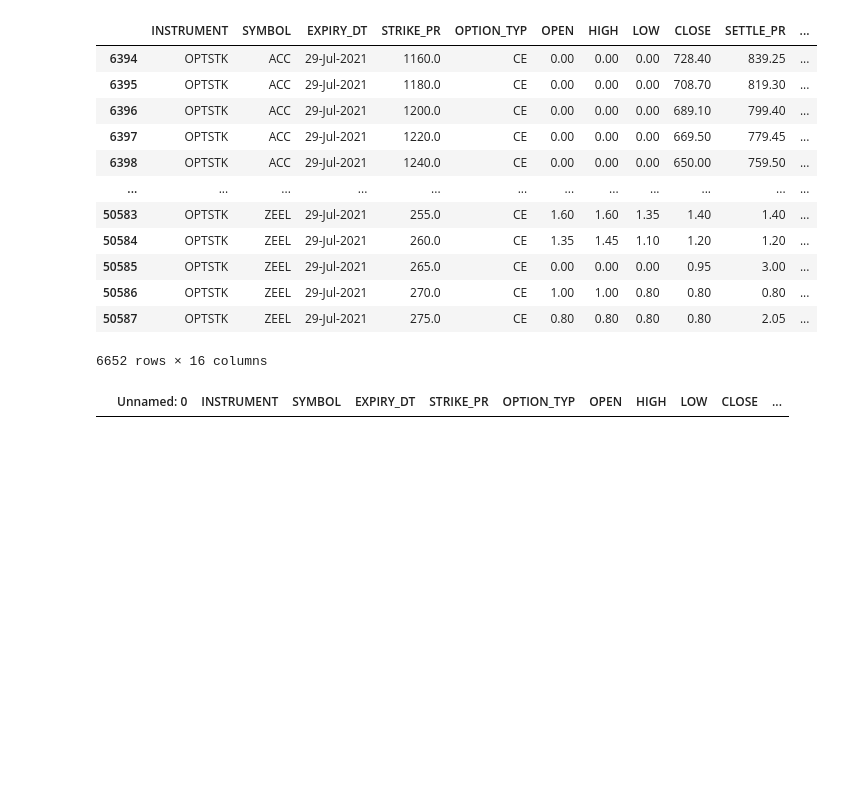
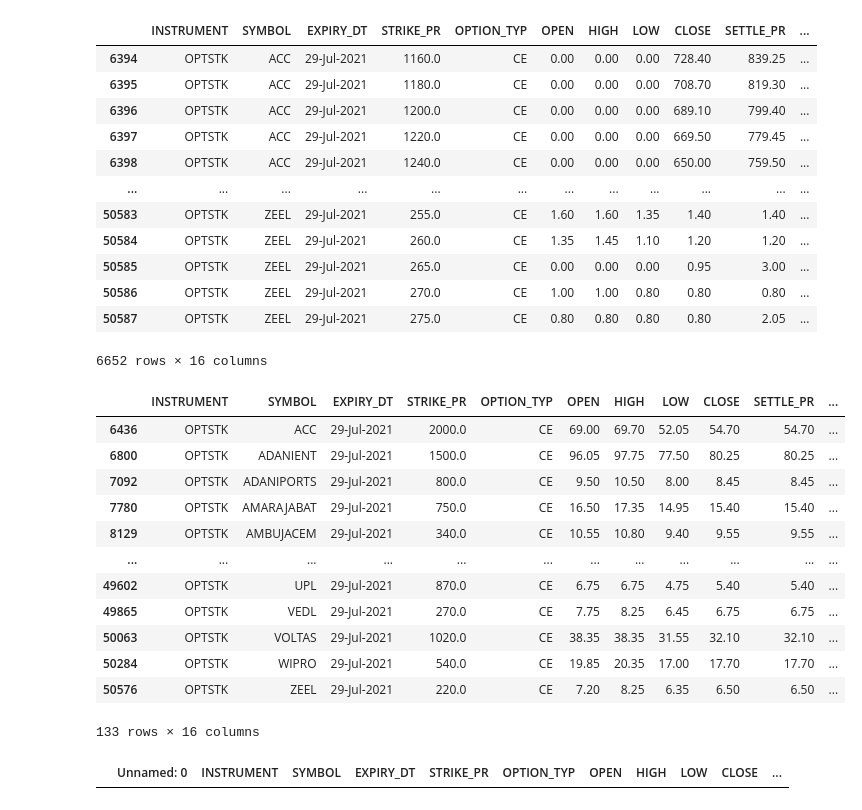
Before and after one commit to doomleika/Stock_Cleaning, a Jupyter notebook: Data Cleaning 'OPT'/OPTSTK/OPTSTK_CE.ipynb, the cells around one changed output. Cells and saved outputs as stored; diff of their text form; code cells hidden in the pictures; blank space fills up the shorter version.

Commit message:
fix incorrect use of `max`, should be `idxmax`

```diff
--- a/Data Cleaning 'OPT'/OPTSTK/OPTSTK_CE.ipynb
+++ b/Data Cleaning 'OPT'/OPTSTK/OPTSTK_CE.ipynb
@@ -235,9 +235,24 @@ df
 # %%
 df.to_csv('raw_data.csv')
 # %%
-df_group_by = df.groupby(['SYMBOL']).max(['CHG_IN_OI'])
-df_group_by
-df_group_by.to_csv('group_by.csv')
+df_id_max = df.groupby(by=['SYMBOL'])['CHG_IN_OI'].idxmax()
+df_max_group_by=df.loc[df_id_max,]
+df_max_group_by.to_csv('group_by.csv')
+df_max_group_by
+# %% [output]
+|  | INSTRUMENT | SYMBOL | EXPIRY_DT | STRIKE_PR | OPTION_TYP | OPEN | HIGH | LOW | CLOSE | SETTLE_PR | ... |
+| 6436 | OPTSTK | ACC | 29-Jul-2021 | 2000.0 | CE | 69.00 | 69.70 | 52.05 | 54.70 | 54.70 | ... |
+| 6800 | OPTSTK | ADANIENT | 29-Jul-2021 | 1500.0 | CE | 96.05 | 97.75 | 77.50 | 80.25 | 80.25 | ... |
+| 7092 | OPTSTK | ADANIPORTS | 29-Jul-2021 | 800.0 | CE | 9.50 | 10.50 | 8.00 | 8.45 | 8.45 | ... |
+| 7780 | OPTSTK | AMARAJABAT | 29-Jul-2021 | 750.0 | CE | 16.50 | 17.35 | 14.95 | 15.40 | 15.40 | ... |
+| 8129 | OPTSTK | AMBUJACEM | 29-Jul-2021 | 340.0 | CE | 10.55 | 10.80 | 9.40 | 9.55 | 9.55 | ... |
+| ... | ... | ... | ... | ... | ... | ... | ... | ... | ... | ... | ... |
+| 49602 | OPTSTK | UPL | 29-Jul-2021 | 870.0 | CE | 6.75 | 6.75 | 4.75 | 5.40 | 5.40 | ... |
+| 49865 | OPTSTK | VEDL | 29-Jul-2021 | 270.0 | CE | 7.75 | 8.25 | 6.45 | 6.75 | 6.75 | ... |
+| 50063 | OPTSTK | VOLTAS | 29-Jul-2021 | 1020.0 | CE | 38.35 | 38.35 | 31.55 | 32.10 | 32.10 | ... |
+| 50284 | OPTSTK | WIPRO | 29-Jul-2021 | 540.0 | CE | 19.85 | 20.35 | 17.00 | 17.70 | 17.70 | ... |
+| 50576 | OPTSTK | ZEEL | 29-Jul-2021 | 220.0 | CE | 7.20 | 8.25 | 6.35 | 6.50 | 6.50 | ... |
+133 rows × 16 columns
 # %%
 # for element in multisymbols:
 #     df = df[df['SYMBOL'].str.contains(element)]
```
Also changed, not shown: 2 other files.
